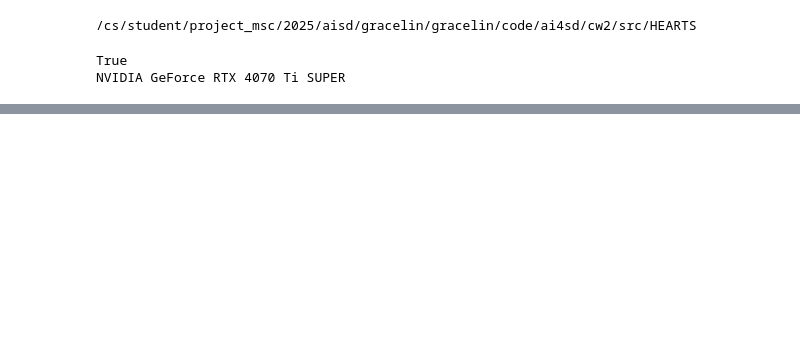
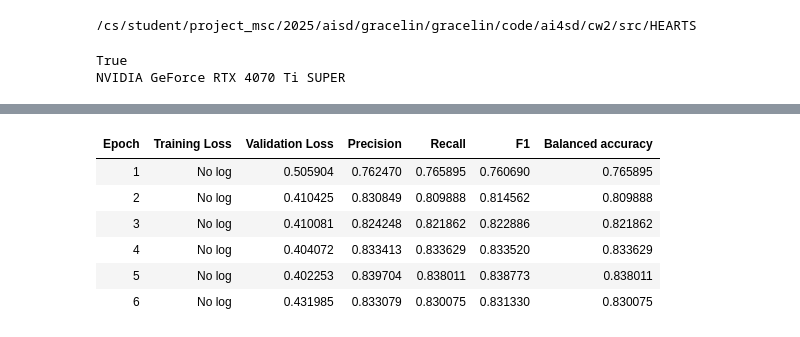
Before and after one commit to graceytl/COMP0173_cw2, a Jupyter notebook: src/HEARTS/model_adaption.ipynb, the cells around one changed output, grey strips where cells are left out. Cells and saved outputs as stored; diff of their text form; code cells hidden in the pictures; blank space fills up the shorter version.

Commit message:
finetune albertv2

```diff
--- a/src/HEARTS/model_adaption.ipynb
+++ b/src/HEARTS/model_adaption.ipynb
@@ -28,18 +29,19 @@ from datasets import load_dataset, Dataset as ds
 # %%
 model_name = "albert/albert-base-v2"
-model_output_dir = "albertv2"
+model_output_dir = "custom_albertv2"
 # %%
 # Binary classification: stereotype vs non-stereotype
 # Map labels containing "stereotype" to 1, all others to 0
-label2id = {"non-stereotype": 0, "stereotype": 1}
-id2label = {0: "non-stereotype", 1: "stereotype"}
+label2id = {"False": 0, "True": 1}
+id2label = {0: "False", 1: "True"}
 num_labels = 2
 
 # Convert original labels to binary
 def get_binary_label(label):
     return 1 if label else 0
 # %%
-custom_df = pd.read_csv("../stereotype_final.csv")
+custom_df = pd.read_csv("../stereotype_final.csv", index_col=False)
 custom_df['category'] = custom_df['stereotype'].map(lambda x: 1 if x else 0)
+custom_df.rename(columns={'sentence': 'text'}, inplace=True)
 
-custom_df = ds.from_pandas(custom_df)
+custom_df, test_df = train_test_split(custom_df, test_size = 0.10)
@@ -45,0 +55,68 @@ custom_df = ds.from_pandas(custom_df)
+# %%
+np.random.seed(88)
+
+tracker = EmissionsTracker()
+tracker.start()
+
+try:
+    model = AutoModelForSequenceClassification.from_pretrained(
+        model_name, num_labels=num_labels,
+        id2label=id2label, label2id=label2id,
+        ignore_mismatched_sizes=True
+    )
+    tokenizer = AutoTokenizer.from_pretrained(model_name)
+
+    def tokenize_function(examples):
+        return tokenizer(examples["text"], padding=True, truncation=True, max_length=512)
+
+    custom_df = ds.from_pandas(custom_df)
+
+    custom_train_split, custom_val = custom_df.train_test_split(test_size=0.2, seed=88).values()
+
+    print("Sample input from train:", custom_df[0])
+
+    tokenized_train = custom_train_split.map(tokenize_function, batched=True).map(
+        lambda examples: {'labels': get_binary_label(examples['category'])}
+    )
+    tokenized_val = custom_val.map(tokenize_function, batched=True).map(
+        lambda examples: {'labels': get_binary_label(examples['category'])}
+    )
+
+    # Remove columns that can't be converted to tensors (keep only what the model needs)
+    columns_to_remove = [col for col in tokenized_train.column_names if col not in ['input_ids', 'attention_mask', 'token_type_ids', 'labels']]
+    tokenized_train = tokenized_train.remove_columns(columns_to_remove)
+    tokenized_val = tokenized_val.remove_columns(columns_to_remove)
+
+    print("Sample tokenized input from train:", tokenized_train[0])
+    print("Sample tokenized input from validation:", tokenized_val[0])
+    print(f"Label type check (train): {type(tokenized_train[0]['labels'])} = {tokenized_train[0]['labels']}")
+    print(f"Label type check (val): {type(tokenized_val[0]['labels'])} = {tokenized_val[0]['labels']}")
+    print(f"Columns in tokenized_train: {tokenized_train.column_names}")
+
+    def compute_metrics(eval_pred):
+        predictions, labels = eval_pred
+        predictions = np.argmax(predictions, axis=1)
+        precision, recall, f1, _ = precision_recall_fscore_support(labels, predictions, average='macro')
+        balanced_acc = balanced_accuracy_score(labels, predictions)
+        return {"precision": precision, "recall": recall, "f1": f1, "balanced accuracy": balanced_acc}
+
+    model_output_dir_path = Path(model_output_dir)
+    model_output_dir_path.mkdir(parents=True, exist_ok=True)
+
+    training_args = TrainingArguments(
+        output_dir=model_output_dir_path, num_train_epochs=6, eval_strategy="epoch", learning_rate=2e-5,
+        per_device_train_batch_size=64, per_device_eval_batch_size=64, weight_decay=0.01,
+        save_strategy="epoch", load_best_model_at_end=True, save_total_limit=1)
+
+    trainer = Trainer(
+        model=model, args=training_args, processing_class=tokenizer, train_dataset=tokenized_train,
+        eval_dataset=tokenized_val, compute_metrics=compute_metrics)
+
+    trainer.train()
+    trainer.save_model(model_output_dir_path)
+    print("Training complete.")
+finally:
+    emissions: float = tracker.stop()
+
+print(f"Estimated total emissions: {str(emissions)} kg CO2")
+# %% [output]
@@ -45,0 +164,7 @@ custom_df = ds.from_pandas(custom_df)
+| Epoch | Training Loss | Validation Loss | Precision | Recall | F1 | Balanced accuracy |
+| 1 | No log | 0.505904 | 0.762470 | 0.765895 | 0.760690 | 0.765895 |
+| 2 | No log | 0.410425 | 0.830849 | 0.809888 | 0.814562 | 0.809888 |
+| 3 | No log | 0.410081 | 0.824248 | 0.821862 | 0.822886 | 0.821862 |
+| 4 | No log | 0.404072 | 0.833413 | 0.833629 | 0.833520 | 0.833629 |
+| 5 | No log | 0.402253 | 0.839704 | 0.838011 | 0.838773 | 0.838011 |
+| 6 | No log | 0.431985 | 0.833079 | 0.830075 | 0.831330 | 0.830075 |
```
Also changed, not shown: parts of 5 cells of this notebook, 32 other files.
